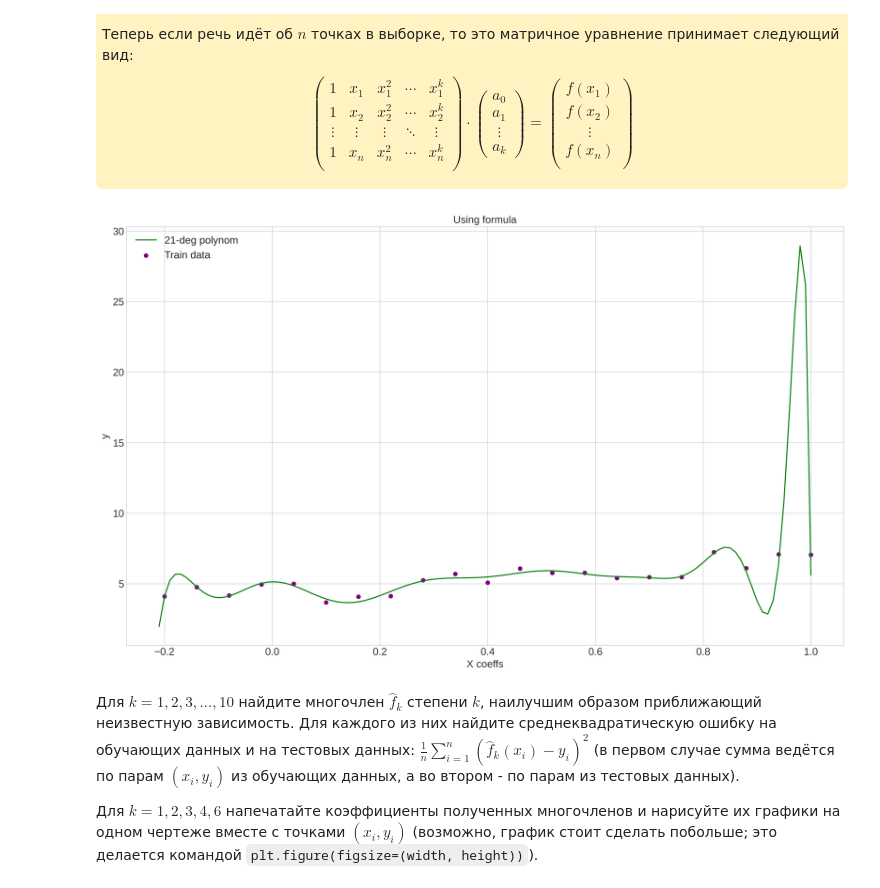
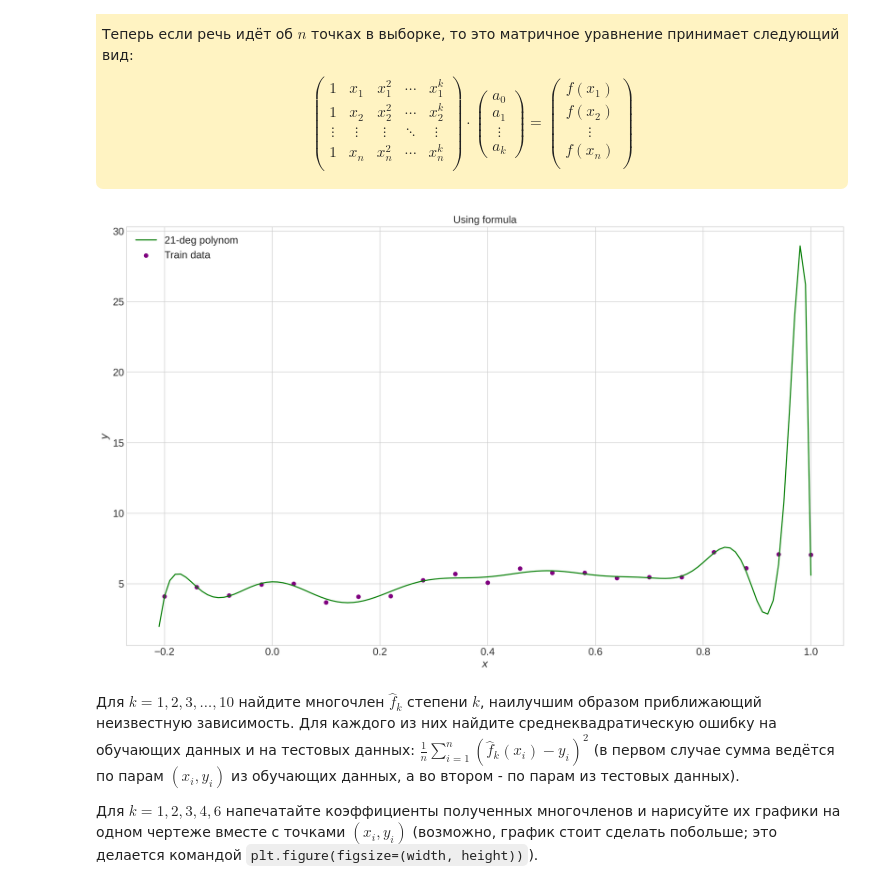
Before and after one commit to theborderliner/HSE_stuff, a Jupyter notebook: sem_linal/лаба-2/lin_reg.ipynb, the cells around one changed output. Saved outputs shown, nothing was run; the diff lists cells and outputs as text; code cells hidden in the pictures.

```diff
--- a/sem_linal/лаба-2/lin_reg.ipynb
+++ b/sem_linal/лаба-2/lin_reg.ipynb
@@ -270,22 +270,22 @@ def val_in_dot(polynom, dot):
 # %%
 polynom_21 = polynom(X_train, y_train, 21)
 x_plot_univ = xplot[14:xplot.size - 14]
 y_plot_21 = [val_in_dot(polynom_21, val) for val in x_plot_univ]
 fig, ax = plt.subplots(
     figsize=(20, 12),
     dpi=300
 )
 
 ax.plot(x_plot_univ, y_plot_21, c="g", label="21-deg polynom", lw=1.7)
 ax.scatter(X_train, y_train, c="purple", label="Train data")
 ax.set_title("Using formula")
 ax.legend(loc=2)
-ax.set_xlabel("X coeffs")
-ax.set_ylabel("y")
+ax.set_xlabel(r'$x$')
+ax.set_ylabel(r'$y$')
 
 plt.show()
 # %% [output]
-[figure, old version]
+[figure, new version]
 # %% [markdown]
  Для $k = 1,2,3,\ldots,10$ найдите многочлен $\hat{f}_k$ степени $k$, наилучшим образом приближающий неизвестную зависимость. Для каждого из них найдите среднеквадратическую ошибку на обучающих данных и на тестовых данных: $\frac1{n}\sum_{i=1}^n\left( \hat{f}_k(x_i) - y_i \right)^2$ (в первом случае сумма ведётся по парам $(x_i, y_i)$ из обучающих данных, а во втором - по парам из тестовых данных).
 
```
Also changed, not shown: parts of 20 cells of this notebook.
